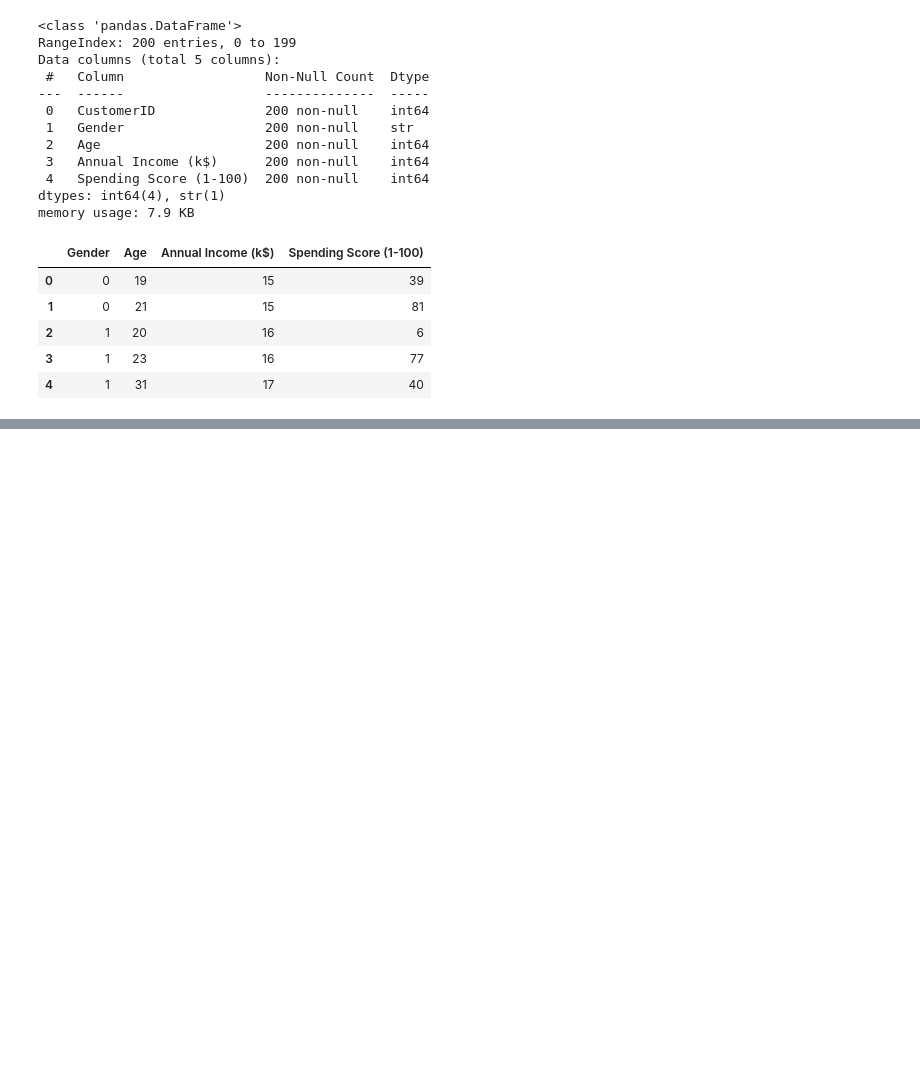
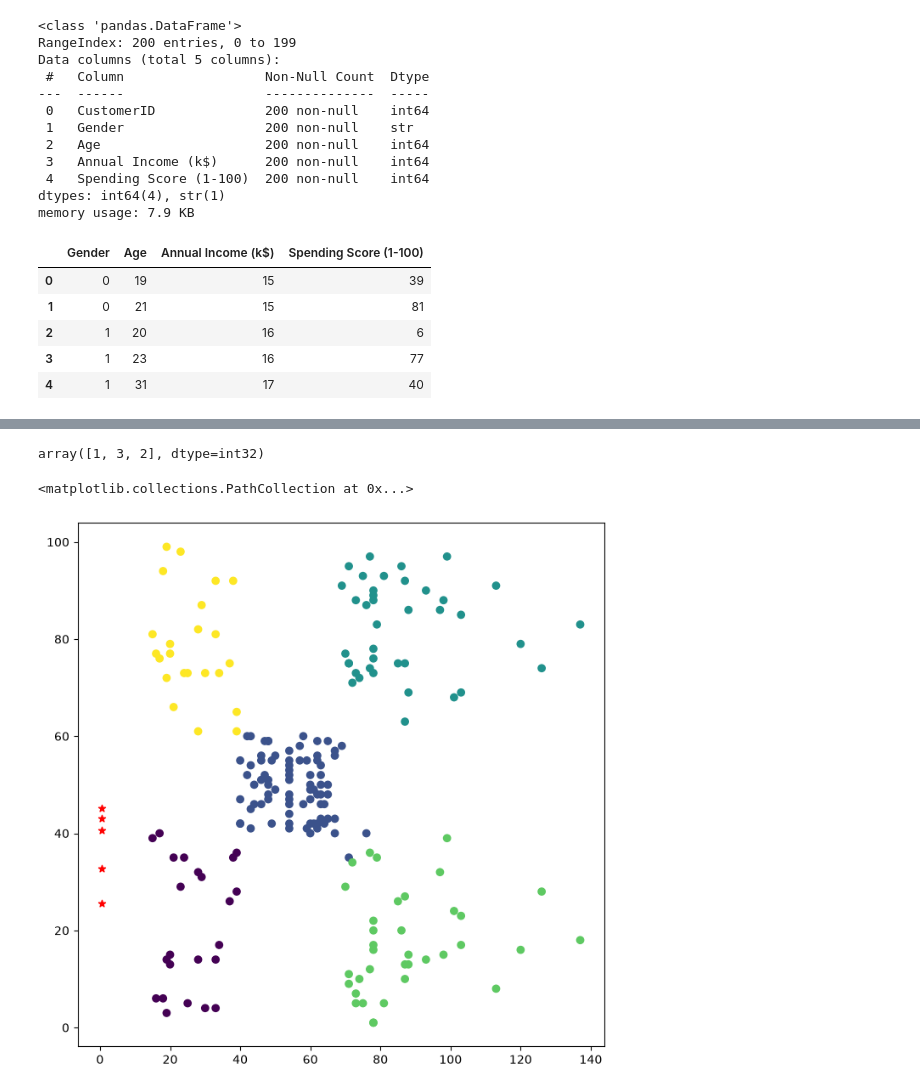
Before and after one commit to Saugat-Khadka/AI-ML-Class, a Jupyter notebook: Day 10/main.ipynb, the cells around one changed output, grey strips where cells are left out. Cells and saved outputs as stored; diff of their text form; code cells hidden in the pictures; blank space fills up the shorter version.

```diff
--- a/Day 10/main.ipynb
+++ b/Day 10/main.ipynb
@@ -32,7 +32,7 @@ df.head(5)
 | 3 | 1 | 23 | 16 | 77 |
 | 4 | 1 | 31 | 17 | 40 |
 # %%
-K = 3
+K = 5
 KMeans_model = KMeans(
     n_clusters=K,
     init="k-means++",
@@ -64,0 +67,3 @@ array([1, 1, 1, 1, 1, 1, 1, 1, 1, 1, 1, 1, 1, 1, 1, 1, 1, 1, 1, 1, 1, 1,
+# %%
+df["Clusters"] = KMeans_model.labels_
+df.tail(10)
@@ -64,0 +93,21 @@ array([1, 1, 1, 1, 1, 1, 1, 1, 1, 1, 1, 1, 1, 1, 1, 1, 1, 1, 1, 1, 1, 1,
+# %%
+new_customers = pd.DataFrame([
+    {"Gender": 0, "Age": 28, "Annual Income (k$)": 70, "Spending Score (1-100)": 50},
+    {"Gender": 1, "Age": 40, "Annual Income (k$)": 120, "Spending Score (1-100)": 20},
+    {"Gender": 0, "Age": 23, "Annual Income (k$)":203, "Spending Score (1-100)": 79},
+])
+
+predictions = KMeans_model.predict(new_customers)
+predictions
+# %% [output]
+array([1, 3, 2], dtype=int32)
+# %%
+import matplotlib.pyplot as plt
+
+plt.figure(figsize=(8,8))
+plt.scatter(df["Annual Income (k$)"], df["Spending Score (1-100)"], c=df["Clusters"])
+centroids = KMeans_model.cluster_centers_
+plt.scatter(centroids[:,0], centroids[:,1], c='red', marker='*')
+# %% [output]
+<matplotlib.collections.PathCollection at 0x...>
+[figure, added]
```
Also changed, not shown: parts of 7 cells of this notebook.
